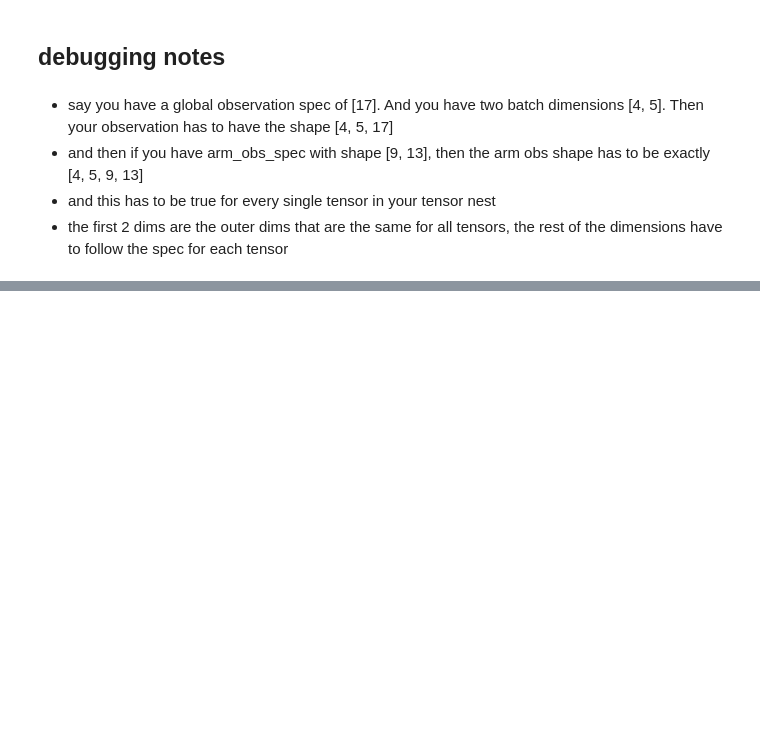
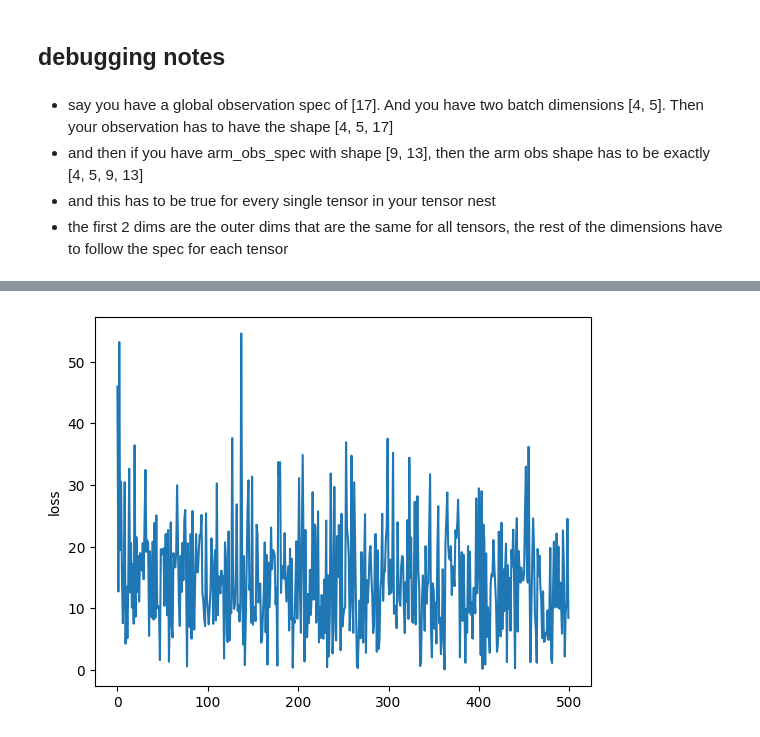
Before and after one commit to tottenjordan/tf_vertex_agents, a Jupyter notebook: 04-perarm-features-bandit/04aX-build-perarm-bandit-locally.ipynb, the cells around one changed output, grey strips where cells are left out. Drawn from its saved outputs; the diff is of its cells as text; code cells hidden in the pictures; blank space fills up the shorter version.

```diff
--- a/04-perarm-features-bandit/04aX-build-perarm-bandit-locally.ipynb
+++ b/04-perarm-features-bandit/04aX-build-perarm-bandit-locally.ipynb
@@ -1089,8 +993,8 @@ def _get_rewards(element):
 
     def _calc_reward(x):
         """Calculates reward for a single action."""
-        r0 = lambda: tf.constant(0.0)
-        r1 = lambda: tf.constant(-10.0)
+        r0 = lambda: tf.constant(-10.0)
+        r1 = lambda: tf.constant(-5.0)
         r2 = lambda: tf.constant(2.0)
         r3 = lambda: tf.constant(3.0)
         r4 = lambda: tf.constant(4.0)
@@ -1523,0 +1429,35 @@ Saw tensor_shapes:
+# %%
+from src.perarm_features import train_perarm_v6 as train_perarm
+
+TRAINING_LOOPS = 500
+STEPS_PER_LOOP = 1
+drop_arm_feature_fn = None
+ASYNC_STEPS_PER_LOOP = 1
+SPLIT = "train" # "train" | "val"
+agent.initialize() # TODO - does this go here?
+# %%
+#start the timer and training
+start_time = time.time()
+
+metric_results = train_perarm.train_perarm(
+    agent = agent,
+    num_iterations = TRAINING_LOOPS,
+    steps_per_loop = STEPS_PER_LOOP,
+    log_interval = 10,
+    batch_size=HPARAMS['batch_size'],
+    bucket_name=BUCKET_NAME,
+    data_dir_prefix_path=DATA_GCS_PREFIX,
+    split=SPLIT,
+    _trajectory_fn = _trajectory_fn,
+    # dirs
+    log_dir=LOG_DIR,
+    model_dir=ARTIFACTS_DIR,
+    root_dir=ROOT_DIR,
+    async_steps_per_loop = ASYNC_STEPS_PER_LOOP,
+    resume_training_loops = False,
+    # additional_metrics = metrics
+)
+
+end_time = time.time()
+runtime_mins = int((end_time - start_time) / 60)
+print(f"complete train job in {runtime_mins} minutes")
@@ -1523,0 +1482,8 @@ Saw tensor_shapes:
+# %%
+import matplotlib.pyplot as plt
+
+plt.plot(metric_results)
+plt.ylabel('loss')
+plt.show()
+# %% [output]
+[figure, added]
```
Also changed, not shown: parts of 80 cells of this notebook, 4 other files.
